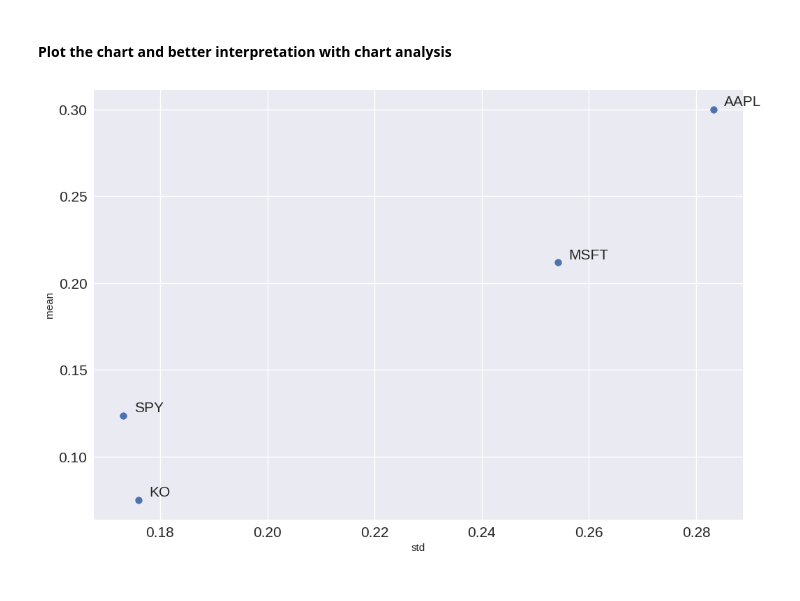
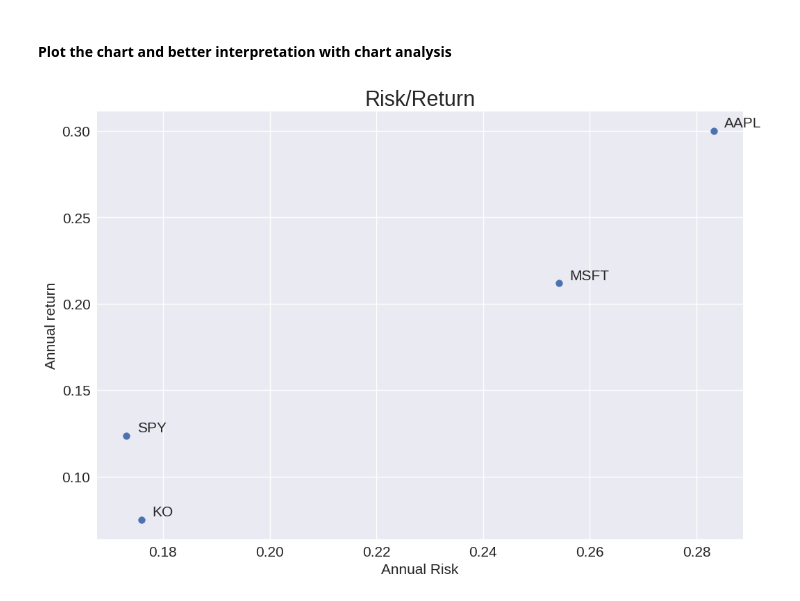
Before and after one commit to tuxlimr/Celery_Preprocessing, a Jupyter notebook: QuantEngineer_NASDAQ_Yahoo.ipynb, the cells around one changed output. Drawn from its saved outputs; the diff is of its cells as text; code cells hidden in the pictures.

```diff
--- a/QuantEngineer_NASDAQ_Yahoo.ipynb
+++ b/QuantEngineer_NASDAQ_Yahoo.ipynb
@@ -486,6 +487,11 @@ summary
 # %%
 summary.plot.scatter(x="std", y="mean", figsize=(12, 8), s=50, fontsize= 15)
 for i in summary.index:
   plt.annotate(i, xy=(summary.loc[i, "std"]+ 0.002, summary.loc[i, "mean"]+ 0.002), size =15)
+
+plt.xlabel("Annual Risk", fontsize=15)
+plt.ylabel("Annual return", fontsize=15)
+plt.title("Risk/Return", fontsize=22)
+plt.show()
 # %% [output]
-[figure, old version]
+[figure, new version]
```
Also changed, not shown: parts of 22 cells of this notebook.
